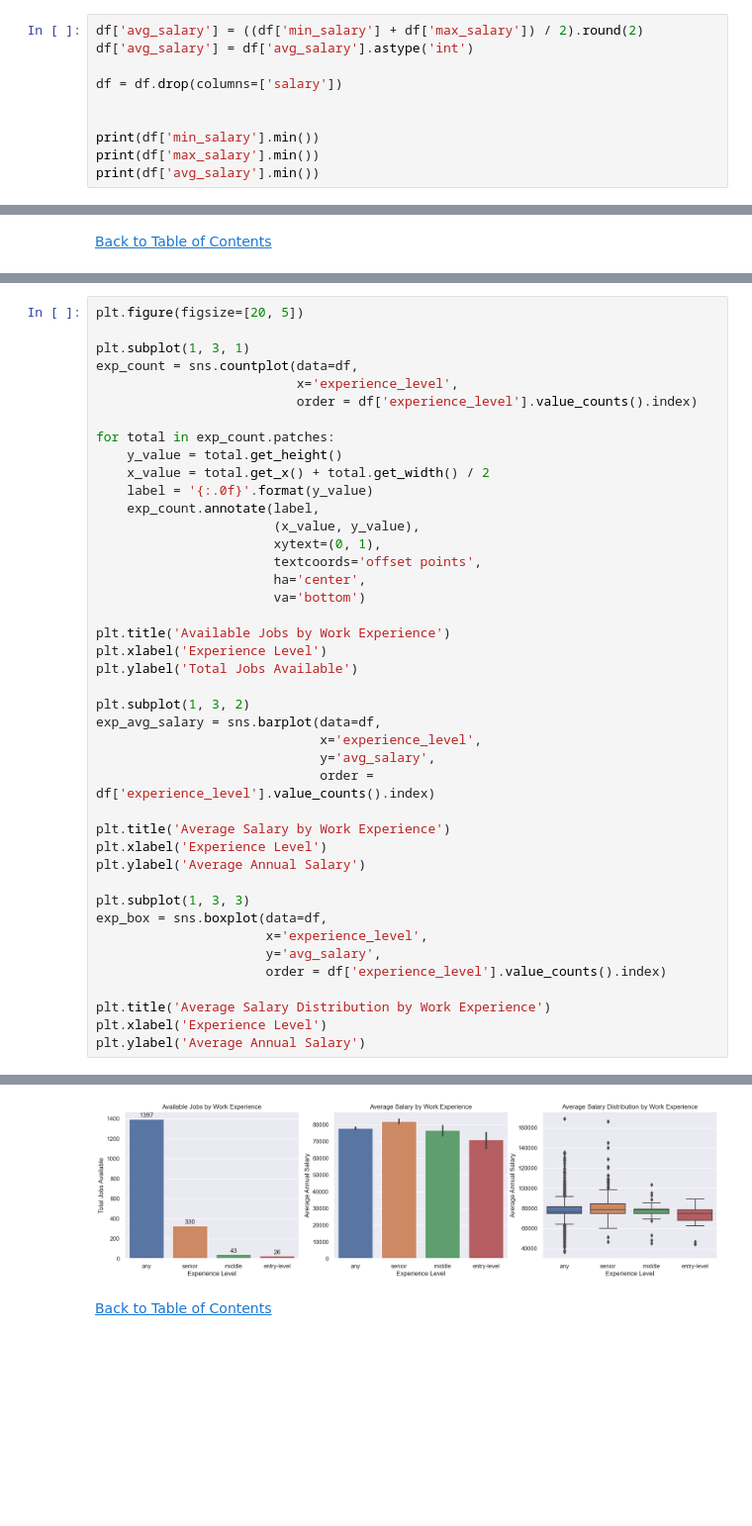
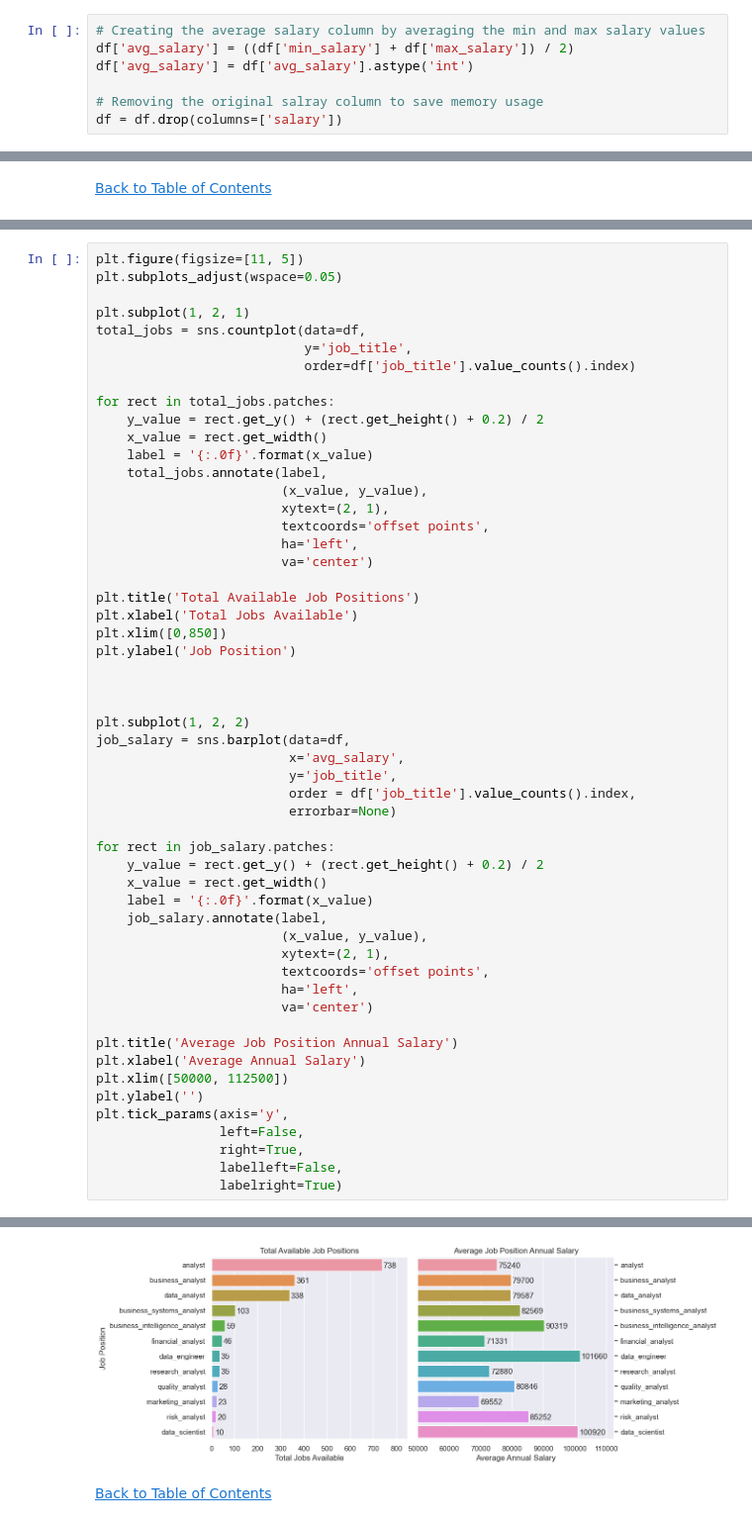
Before and after one commit to jasondo-da/Canadian_Data_Science_Jobs_Analysis, a Jupyter notebook: da_job_posts_canada_analysis.ipynb, the cells around one changed output, grey strips where cells are left out. Shown at 99% size. Saved outputs shown, nothing was run; the diff lists cells and outputs as text; blank space fills up the shorter version.

```diff
--- a/da_job_posts_canada_analysis.ipynb
+++ b/da_job_posts_canada_analysis.ipynb
@@ -1125,12 +1133,9 @@ df.loc[((df['job_title'] == 'research_analyst') & (df['max_salary'] == 0)), 'max
 df.loc[((df['job_title'] == 'risk_analyst') & (df['min_salary'] == 0)), 'min_salary'] = (med_fillin['median_min_sal'][11])
 df.loc[((df['job_title'] == 'risk_analyst') & (df['max_salary'] == 0)), 'max_salary'] = (med_fillin['median_max_sal'][11])
 # %%
-df['avg_salary'] = ((df['min_salary'] + df['max_salary']) / 2).round(2)
+# Creating the average salary column by averaging the min and max salary values
+df['avg_salary'] = ((df['min_salary'] + df['max_salary']) / 2)
 df['avg_salary'] = df['avg_salary'].astype('int')
 
+# Removing the original salray column to save memory usage
 df = df.drop(columns=['salary'])
-
-
-print(df['min_salary'].min())
-print(df['max_salary'].min())
-print(df['avg_salary'].min())
@@ -1231,43 +1219,55 @@ Text(0, 0.5, 'Available Job Positions')
 # %%
-plt.figure(figsize=[20, 5])
+plt.figure(figsize=[11, 5])
+plt.subplots_adjust(wspace=0.05)
 
-plt.subplot(1, 3, 1)
-exp_count = sns.countplot(data=df,
-                          x='experience_level',
-                          order = df['experience_level'].value_counts().index)
+plt.subplot(1, 2, 1)
+total_jobs = sns.countplot(data=df,
+                           y='job_title',
+                           order=df['job_title'].value_counts().index)
 
-for total in exp_count.patches:
-    y_value = total.get_height()
-    x_value = total.get_x() + total.get_width() / 2
-    label = '{:.0f}'.format(y_value)
-    exp_count.annotate(label,
-                       (x_value, y_value),
-                       xytext=(0, 1),
-                       textcoords='offset points',
-                       ha='center',
-                       va='bottom')
+for rect in total_jobs.patches:
+    y_value = rect.get_y() + (rect.get_height() + 0.2) / 2
+    x_value = rect.get_width()
+    label = '{:.0f}'.format(x_value)
+    total_jobs.annotate(label,
+                        (x_value, y_value),
+                        xytext=(2, 1),
+                        textcoords='offset points',
+                        ha='left',
+                        va='center')
 
-plt.title('Available Jobs by Work Experience')
-plt.xlabel('Experience Level')
-plt.ylabel('Total Jobs Available')
+plt.title('Total Available Job Positions')
+plt.xlabel('Total Jobs Available')
+plt.xlim([0,850])
+plt.ylabel('Job Position')
 
-plt.subplot(1, 3, 2)
-exp_avg_salary = sns.barplot(data=df,
-                             x='experience_level',
-                             y='avg_salary',
-                             order = df['experience_level'].value_counts().index)
 
-plt.title('Average Salary by Work Experience')
-plt.xlabel('Experience Level')
-plt.ylabel('Average Annual Salary')
 
-plt.subplot(1, 3, 3)
-exp_box = sns.boxplot(data=df,
-                      x='experience_level',
-                      y='avg_salary',
-                      order = df['experience_level'].value_counts().index)
+plt.subplot(1, 2, 2)
+job_salary = sns.barplot(data=df,
+                         x='avg_salary',
+                         y='job_title',
+                         order = df['job_title'].value_counts().index,
+                         errorbar=None)
 
-plt.title('Average Salary Distribution by Work Experience')
-plt.xlabel('Experience Level')
-plt.ylabel('Average Annual Salary')
+for rect in job_salary.patches:
+    y_value = rect.get_y() + (rect.get_height() + 0.2) / 2
+    x_value = rect.get_width()
+    label = '{:.0f}'.format(x_value)
+    job_salary.annotate(label,
+                        (x_value, y_value),
+                        xytext=(2, 1),
+                        textcoords='offset points',
+                        ha='left',
+                        va='center')
+
+plt.title('Average Job Position Annual Salary')
+plt.xlabel('Average Annual Salary')
+plt.xlim([50000, 112500])
+plt.ylabel('')
+plt.tick_params(axis='y',
+                left=False,
+                right=True,
+                labelleft=False,
+                labelright=True)
 # %% [output]
@@ -1275,3 +1274,3 @@ Text(0, 0.5, 'Average Annual Salary')
-[figure, old version]
+[figure, new version]
 # %% [markdown]
 [Back to Table of Contents](#back)
```
Also changed, not shown: parts of 29 cells of this notebook.
